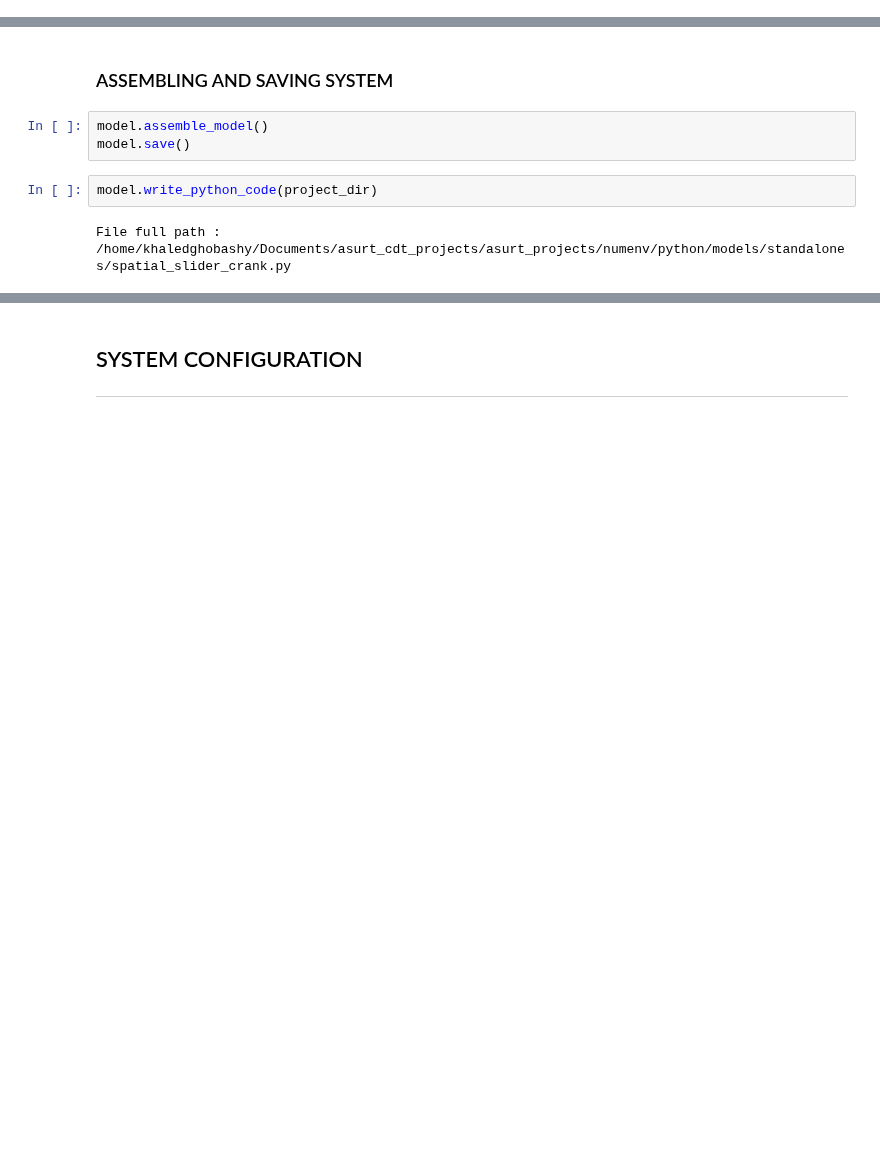
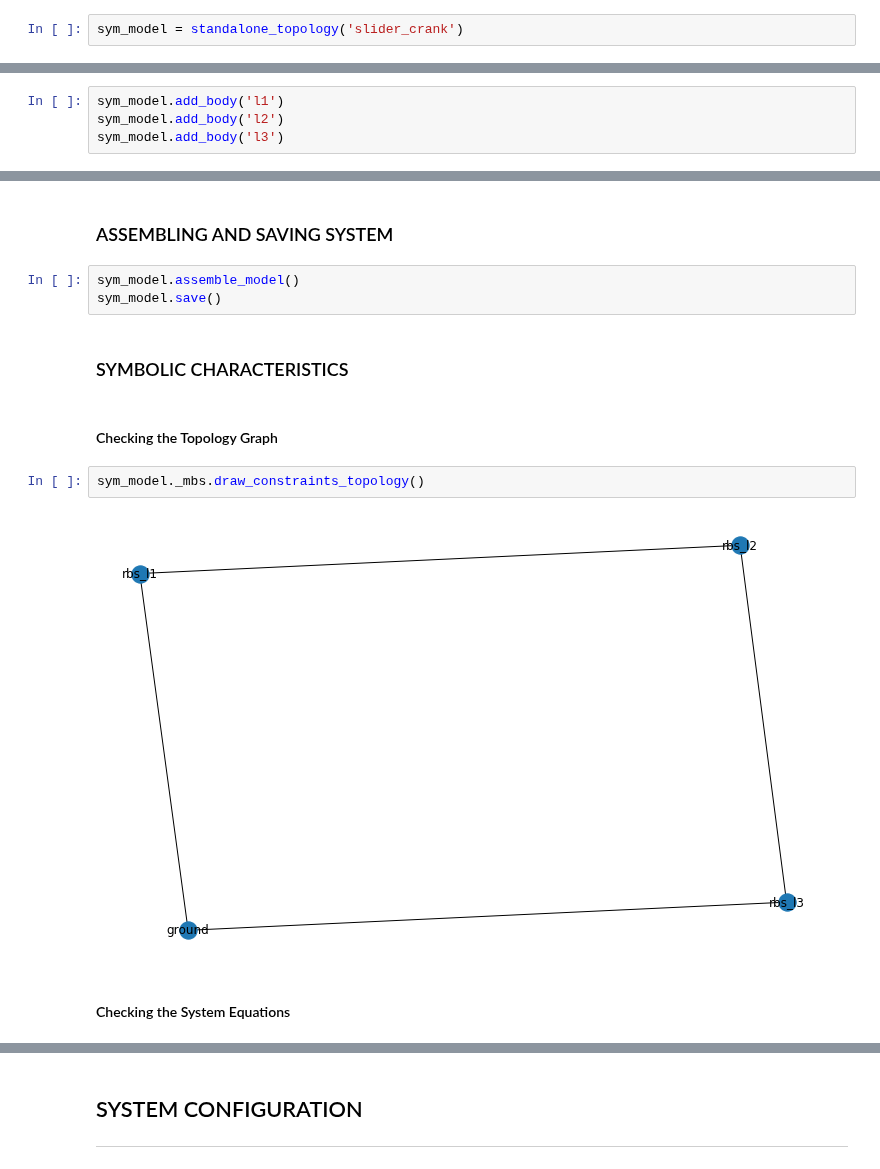
Before and after one commit to khaledghobashy/uraeus_smbd, a Jupyter notebook: examples/spatial_slider_crank/spatial_slider_crank.ipynb, the cells around one changed output, grey strips where cells are left out. Cells and saved outputs as stored; diff of their text form; blank space fills up the shorter version.

```diff
--- a/examples/spatial_slider_crank/spatial_slider_crank.ipynb
+++ b/examples/spatial_slider_crank/spatial_slider_crank.ipynb
@@ -25 +36,3 @@ model = sui.standalone_topology('spatial_slider_crank')
+# %%
+sym_model = standalone_topology('slider_crank')
 # %% [markdown]
@@ -31 +40,5 @@ model.add_body('slider')
+# %%
+sym_model.add_body('l1')
+sym_model.add_body('l2')
+sym_model.add_body('l3')
 # %% [markdown]
@@ -46,10 +59,16 @@ model.add_actuator.rotational_actuator('act', 'jcs_a')
 # %% [markdown]
 ### ASSEMBLING AND SAVING SYSTEM
 # %%
-model.assemble_model()
-model.save()
+sym_model.assemble_model()
+sym_model.save()
-# %%
-model.write_python_code(project_dir)
-# %% [output]
-File full path : /home/khaledghobashy/Documents/asurt_cdt_projects/asurt_projects/numenv/python/models/standalones/spatial_slider_crank.py
+# %% [markdown]
+### SYMBOLIC CHARACTERISTICS
+# %% [markdown]
+#### Checking the Topology Graph
+# %%
+sym_model._mbs.draw_constraints_topology()
+# %% [output]
+[figure, added]
+# %% [markdown]
+#### Checking the System Equations
 # %%
```
Also changed, not shown: parts of 48 cells of this notebook, 24 other files.
